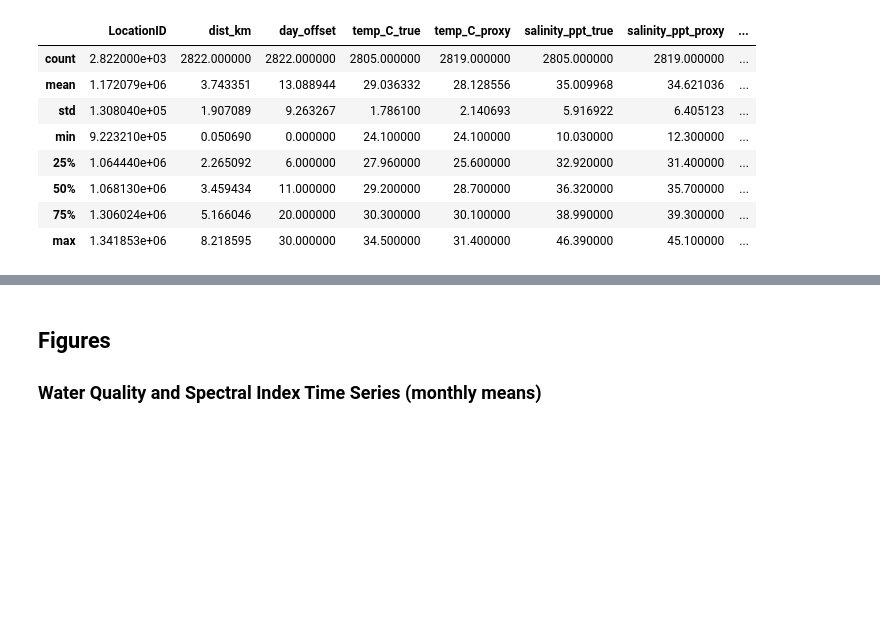
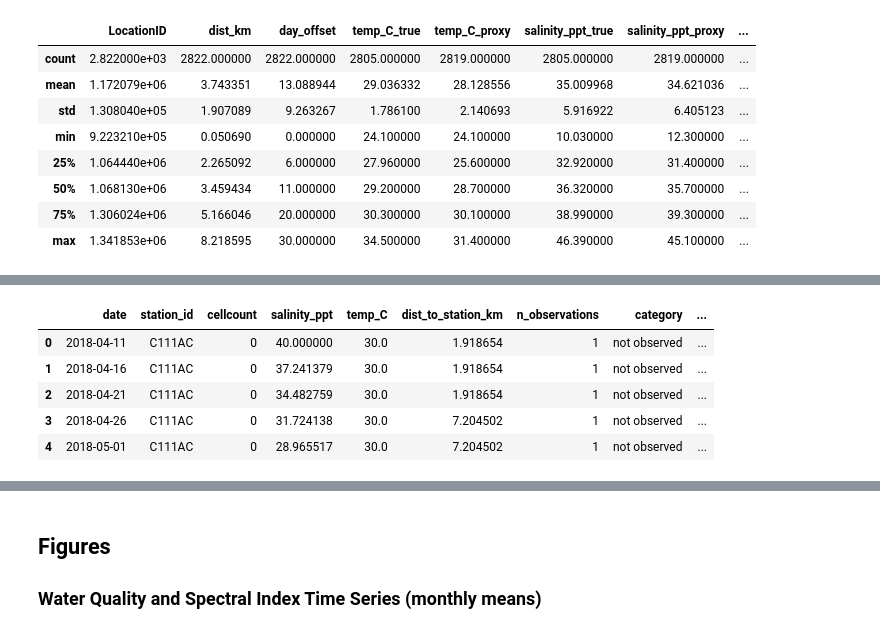
Before and after one commit to ianraymondsmith/seagrass-shap-model, a Jupyter notebook: outputs/consolidated_export/data_overview.ipynb, the cells around one changed output, grey strips where cells are left out. Drawn from its saved outputs; the diff is of its cells as text; code cells hidden in the pictures; blank space fills up the shorter version.

```diff
--- a/outputs/consolidated_export/data_overview.ipynb
+++ b/outputs/consolidated_export/data_overview.ipynb
@@ -244,0 +283,10 @@ df.describe()
+# %%
+df = pd.read_csv('08_hab_resampled_5day.csv')
+df.head()
+# %% [output]
+|  | date | station_id | cellcount | salinity_ppt | temp_C | dist_to_station_km | n_observations | category | ... |
+| 0 | 2018-04-11 | C111AC | 0 | 40.000000 | 30.0 | 1.918654 | 1 | not observed | ... |
+| 1 | 2018-04-16 | C111AC | 0 | 37.241379 | 30.0 | 1.918654 | 1 | not observed | ... |
+| 2 | 2018-04-21 | C111AC | 0 | 34.482759 | 30.0 | 1.918654 | 1 | not observed | ... |
+| 3 | 2018-04-26 | C111AC | 0 | 31.724138 | 30.0 | 7.204502 | 1 | not observed | ... |
+| 4 | 2018-05-01 | C111AC | 0 | 28.965517 | 30.0 | 7.204502 | 1 | not observed | ... |
```
Also changed, not shown: parts of 7 cells of this notebook, 4 other files.
